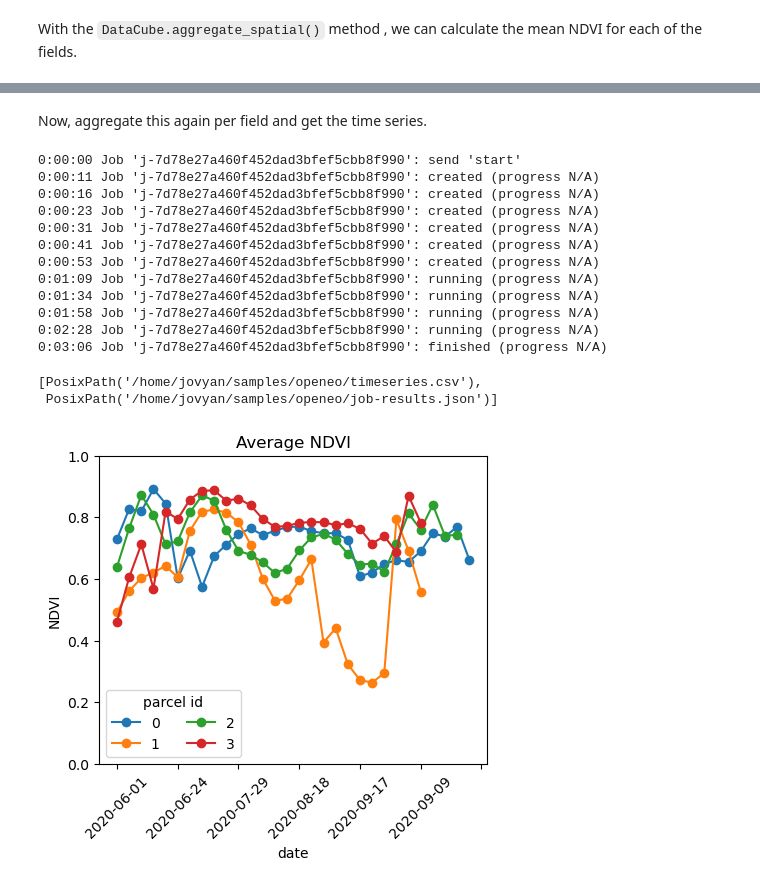
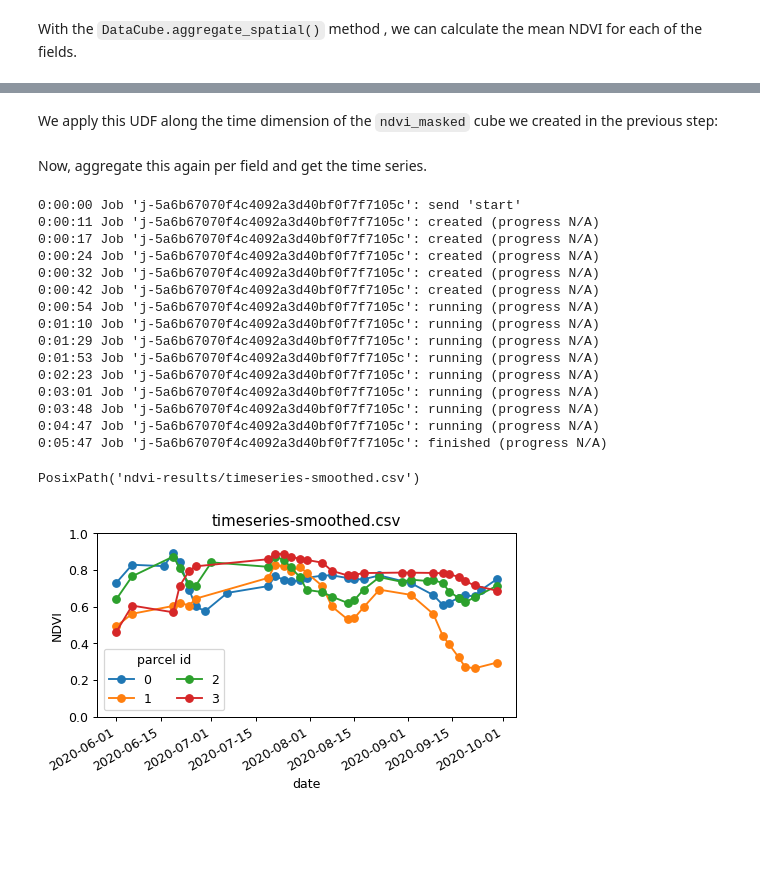
Before and after one commit to eu-cdse/notebook-samples, a Jupyter notebook: openeo/NDVI_Timeseries.ipynb, the cells around one changed output, grey strips where cells are left out. Cells and saved outputs as stored; diff of their text form; code cells hidden in the pictures; blank space fills up the shorter version.

Commit message:
Finetune NDVI_Timeseries.ipynb

```diff
--- a/openeo/NDVI_Timeseries.ipynb
+++ b/openeo/NDVI_Timeseries.ipynb
@@ -24,18 +24,0 @@ from openeo.rest.conversions import timeseries_json_to_pandas
-# %%
-# defining the plotting function
-DEFAULT_FIGSIZE = (5, 4)
-
-
-def plot_timeseries(filename):
-    ts = pd.read_csv(filename)
-    # define index column
-    ts["date"] = pd.to_datetime(ts["date"])
-    ts["date"] = ts["date"].dt.strftime("%Y-%m-%d")
-    ts.set_index("date", inplace=True)
-    fig, ax = plt.subplots(figsize=DEFAULT_FIGSIZE)
-    ts.groupby("feature_index")["avg(band_0)"].plot(marker="o", ax=ax)
-    ax.set_title("Average NDVI")
-    plt.xticks(rotation=45)
-    ax.set_ylabel("NDVI")
-    ax.set_ylim(0, 1)
-    ax.legend(title="parcel id", loc="lower left", ncol=2)
@@ -190,0 +105,11 @@ smoothed_ndvi = masked_ndvi.apply_dimension(code=udf, dimension="t")
+# %%
+def plot_timeseries(filename, figsize=(6, 3)):
+    df = pd.read_csv(filename, index_col=0)
+    df.index = pd.to_datetime(df.index)
+
+    fig, ax = plt.subplots(figsize=figsize, dpi=90)
+    df.groupby("feature_index")["avg(band_0)"].plot(marker="o", ax=ax)
+    ax.set_title(filename.split("/")[-1])
+    ax.set_ylabel("NDVI")
+    ax.set_ylim(0, 1)
+    ax.legend(title="parcel id", loc="lower left", ncol=2)
@@ -190,0 +208,2 @@ smoothed_ndvi = masked_ndvi.apply_dimension(code=udf, dimension="t")
+# %% [markdown]
+We apply this UDF along the time dimension of the `ndvi_masked` cube we created in the previous step:
@@ -195,26 +216,28 @@ smoothed_timeseries = smoothed_ndvi.aggregate_spatial(geometries=fields, reducer
 # %%
-smoothed_cube = smoothed_timeseries.save_result(format="CSV")
-smoothed_job = smoothed_cube.execute_batch(title="Smoothed NDVI timeseries")
+job = timeseries_smoothed.execute_batch(
+    out_format="CSV", title="Smoothed NDVI timeseries"
+)
 # %% [output]
-0:00:00 Job 'j-7d78e27a460f452dad3bfef5cbb8f990': send 'start'
-0:00:11 Job 'j-7d78e27a460f452dad3bfef5cbb8f990': created (progress N/A)
-0:00:16 Job 'j-7d78e27a460f452dad3bfef5cbb8f990': created (progress N/A)
-0:00:23 Job 'j-7d78e27a460f452dad3bfef5cbb8f990': created (progress N/A)
-0:00:31 Job 'j-7d78e27a460f452dad3bfef5cbb8f990': created (progress N/A)
-0:00:41 Job 'j-7d78e27a460f452dad3bfef5cbb8f990': created (progress N/A)
-0:00:53 Job 'j-7d78e27a460f452dad3bfef5cbb8f990': created (progress N/A)
-0:01:09 Job 'j-7d78e27a460f452dad3bfef5cbb8f990': running (progress N/A)
-0:01:34 Job 'j-7d78e27a460f452dad3bfef5cbb8f990': running (progress N/A)
-0:01:58 Job 'j-7d78e27a460f452dad3bfef5cbb8f990': running (progress N/A)
-0:02:28 Job 'j-7d78e27a460f452dad3bfef5cbb8f990': running (progress N/A)
-0:03:06 Job 'j-7d78e27a460f452dad3bfef5cbb8f990': finished (progress N/A)
+0:00:00 Job 'j-5a6b67070f4c4092a3d40bf0f7f7105c': send 'start'
+0:00:11 Job 'j-5a6b67070f4c4092a3d40bf0f7f7105c': created (progress N/A)
+0:00:17 Job 'j-5a6b67070f4c4092a3d40bf0f7f7105c': created (progress N/A)
+0:00:24 Job 'j-5a6b67070f4c4092a3d40bf0f7f7105c': created (progress N/A)
+0:00:32 Job 'j-5a6b67070f4c4092a3d40bf0f7f7105c': created (progress N/A)
+0:00:42 Job 'j-5a6b67070f4c4092a3d40bf0f7f7105c': created (progress N/A)
+0:00:54 Job 'j-5a6b67070f4c4092a3d40bf0f7f7105c': running (progress N/A)
+0:01:10 Job 'j-5a6b67070f4c4092a3d40bf0f7f7105c': running (progress N/A)
+0:01:29 Job 'j-5a6b67070f4c4092a3d40bf0f7f7105c': running (progress N/A)
+0:01:53 Job 'j-5a6b67070f4c4092a3d40bf0f7f7105c': running (progress N/A)
+0:02:23 Job 'j-5a6b67070f4c4092a3d40bf0f7f7105c': running (progress N/A)
+0:03:01 Job 'j-5a6b67070f4c4092a3d40bf0f7f7105c': running (progress N/A)
+0:03:48 Job 'j-5a6b67070f4c4092a3d40bf0f7f7105c': running (progress N/A)
+0:04:47 Job 'j-5a6b67070f4c4092a3d40bf0f7f7105c': running (progress N/A)
+0:05:47 Job 'j-5a6b67070f4c4092a3d40bf0f7f7105c': finished (progress N/A)
-# %%
-smoothed_results = smoothed_job.get_results()
-smoothed_results.download_files()
-# %% [output]
-[PosixPath('/home/jovyan/samples/openeo/timeseries.csv'),
- PosixPath('/home/jovyan/samples/openeo/job-results.json')]
+# %%
+job.get_results().download_file("ndvi-results/timeseries-smoothed.csv")
+# %% [output]
+PosixPath('ndvi-results/timeseries-smoothed.csv')
 # %%
-plot_timeseries("timeseries.csv")
+plot_timeseries("ndvi-results/timeseries-smoothed.csv")
 # %% [output]
-[figure, old version]
+[figure, new version]
```
Also changed, not shown: parts of 49 cells of this notebook, 1 other file.
